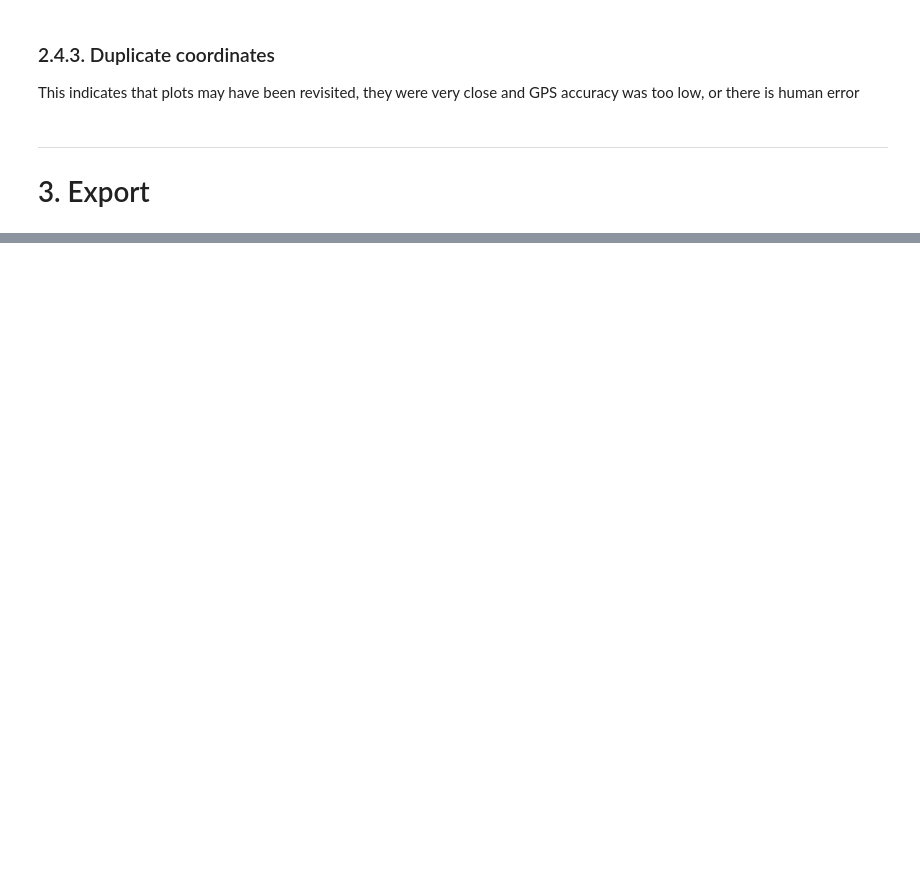
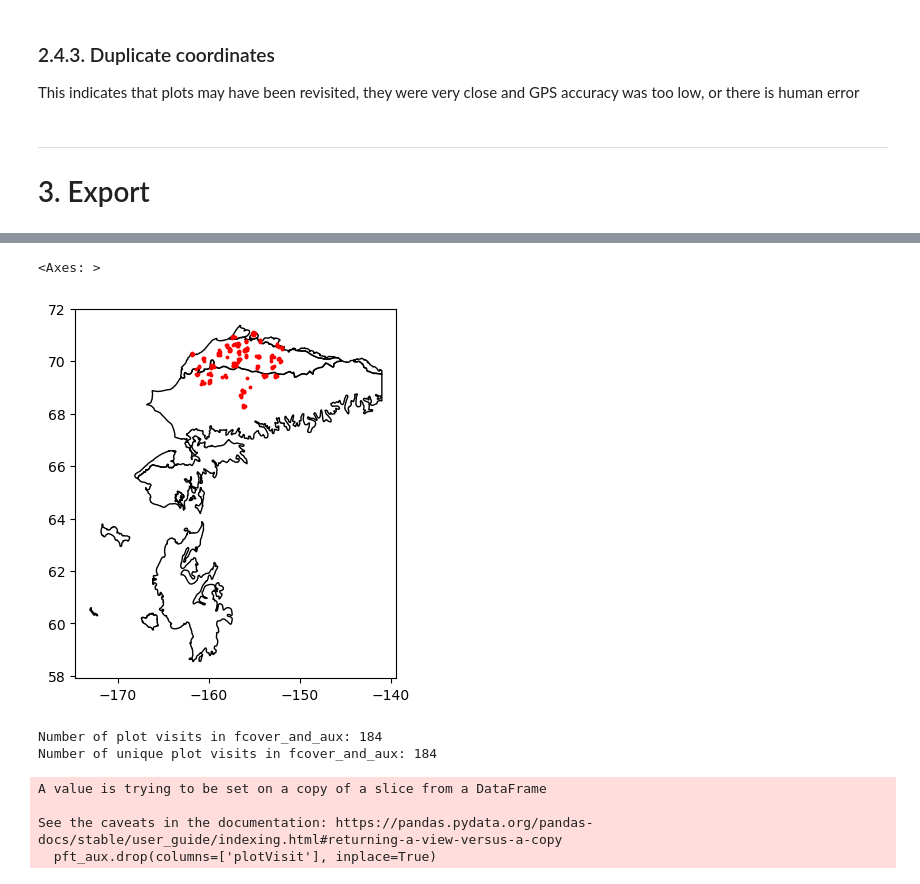
Before and after one commit to climatemodeling/pavc, a Jupyter notebook: akveg/standardize_akveg.ipynb, the cells around one changed output, grey strips where cells are left out. Saved outputs shown, nothing was run; the diff lists cells and outputs as text; code cells hidden in the pictures; blank space fills up the shorter version.

```diff
--- a/akveg/standardize_akveg.ipynb
+++ b/akveg/standardize_akveg.ipynb
@@ -488,6 +483,7 @@ Geographical information:
 # load auxiliary data from fcover tables
 fcover_aux = pd.read_csv(f'input_data/akveg_foliar_cover.csv', index_col=0)
 fcover_aux['plotVisit'] = fcover_aux['Project'].str.replace(' ', '-') + '_' + fcover_aux['Site Code'].str.replace(' ', '-') + '_' + fcover_aux['Date'].str.replace(' ', '-')
+fcover_aux['plotVisit'] = fcover_aux['plotVisit'].apply(normalize_to_int_str)
 fcover_aux['joinKey'] = fcover_aux['Project'].str.replace(' ', '-') + '_' + fcover_aux['Site Code'].str.replace(' ', '-')
 fcover_aux = fcover_aux.groupby('plotVisit').first()
 fcover_aux.reset_index(inplace=True)
@@ -585,3 +584,8 @@ geo_names = ['gaul1',
 geo_cols = [['name1', 'name0', 'geometry'],
             ['FIRE_YEAR', 'geometry'],
             ['zone', 'geometry']]
+# %%
+# create geospatial information
+fcover_and_aux = pft_fcover.merge(new_aux, how='left', left_index=True, right_index=True)
+fcover_and_aux.index.name = 'plotVisit'
+fcover_and_aux.head(3)
@@ -640,12 +666,11 @@ pfts = {'deciduous shrub':'deciduousShrubCover',
         'water':'waterCover',
         'other':'otherCover'}
 
-# rename columns and replace NaN cover with 0
+# rename columns
 fcover_and_aux.rename(columns=pfts, inplace=True)
 fcover_cols = list(pfts.values())
 
 # reproject and set cover data type
-fcover_and_aux = fcover_and_aux.to_crs('EPSG:4326')
 fcover_and_aux[fcover_cols] = fcover_and_aux[fcover_cols].astype(np.float32)
 fcover_and_aux.index.name = 'plotVisit'
 # %%
@@ -674,0 +690,18 @@ pft_aux.to_csv(f'output_data/{source}_plot_info.csv')
+# %%
+# create UID mapping to plotVisit
+uid_table = pd.DataFrame({'plotVisit': pft_fcover.index})
+uid_table = spf.assign_uid_column(uid_table, id_col='plotVisit', uid_col='UID')
+
+# get UIDs from Arctic AK only
+path = '../etc/tundra_alaska_latlon/tundra_alaska_wgs84.shp'
+ak_tundra = gpd.read_file(path)
+
+# clip and select Arctic AK indices
+fcover_and_aux = gpd.GeoDataFrame(fcover_and_aux,
+                                  geometry=gpd.points_from_xy(fcover_and_aux['longitudeX'],
+                                                              fcover_and_aux['latitudeY']),
+                                                              crs='epsg:4326')
+fcover_and_aux = fcover_and_aux.to_crs(ak_tundra.crs)
+fcover_and_aux = fcover_and_aux.clip(ak_tundra)
+valid_uids = fcover_and_aux.index
+fcover_and_aux.columns
@@ -674,0 +721,7 @@ pft_aux.to_csv(f'output_data/{source}_plot_info.csv')
+# %%
+# plot the post-2010 alaskan tundra points
+ax = ak_tundra.plot(edgecolor='black', facecolor='none')
+fcover_and_aux.plot(ax=ax, color='red', markersize=3)
+# %% [output]
+<Axes: >
+[figure, added]
@@ -674,0 +731,8 @@ pft_aux.to_csv(f'output_data/{source}_plot_info.csv')
+# %%
+faa_li = len(fcover_and_aux.index)
+faa_ui = len(fcover_and_aux.index.unique())
+print(f'Number of plot visits in fcover_and_aux: {faa_li}')
+print(f'Number of unique plot visits in fcover_and_aux: {faa_ui}')
+# %% [output]
+Number of plot visits in fcover_and_aux: 184
+Number of unique plot visits in fcover_and_aux: 184
@@ -674,0 +753,13 @@ pft_aux.to_csv(f'output_data/{source}_plot_info.csv')
+# %%
+# export pft aux
+auxcols = [col for col in fcover_and_aux.columns if 'Cover' not in col]
+pft_aux = fcover_and_aux[auxcols]
+pft_aux.drop(columns=['plotVisit'], inplace=True)
+pft_aux = spf.replace_column_with_uid(pft_aux.reset_index(), uid_table, id_col='plotVisit', uid_col='UID', set_index=True, schema_key='pft_aux')
+pft_aux = spf.format_column_dtypes(pft_aux, schema_key='pft_aux')
+spf.export_dataframe(pft_aux, f'output_data/{source}_plot_info.csv', schema_key='pft_aux', index=True)
+# %% [output]
+A value is trying to be set on a copy of a slice from a DataFrame
+
+See the caveats in the documentation: https://pandas.pydata.org/pandas-docs/stable/user_guide/indexing.html#returning-a-view-versus-a-copy
+  pft_aux.drop(columns=['plotVisit'], inplace=True)
```
Also changed, not shown: parts of 33 cells of this notebook, 6 other files.
